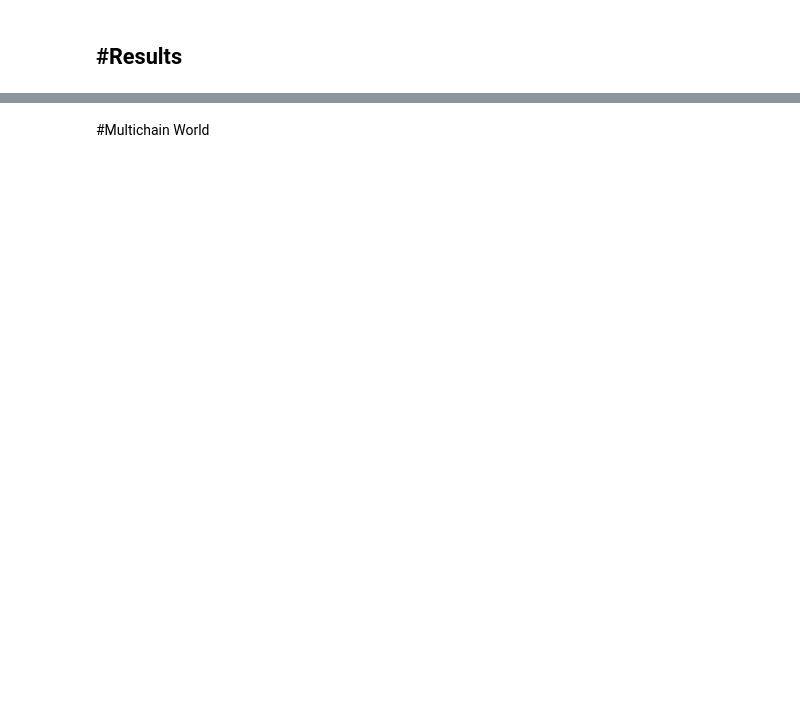
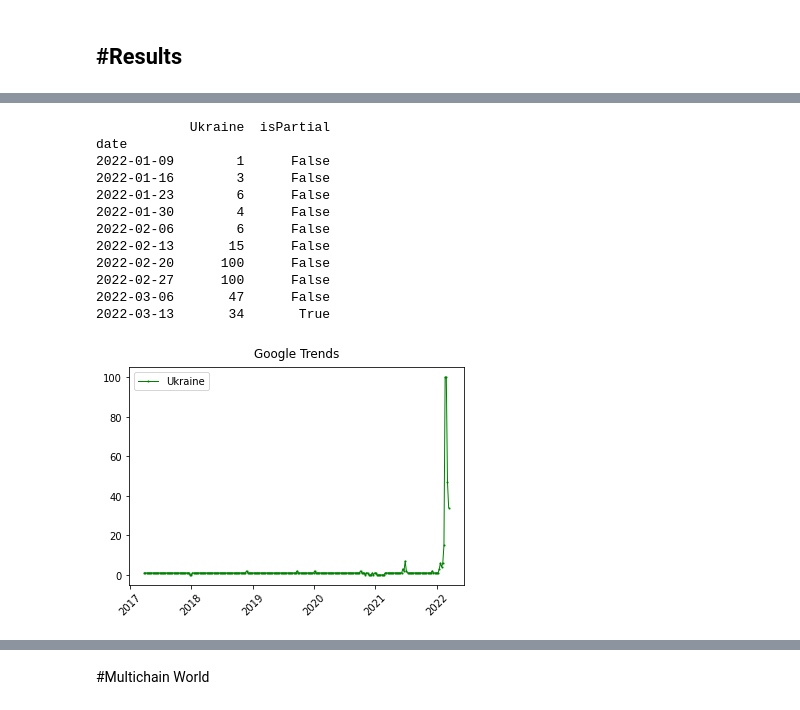
Before and after one commit to charlesdery/Google_trends, a Jupyter notebook: google_trends_viz.ipynb, the cells around one changed output, grey strips where cells are left out. Drawn from its saved outputs; the diff is of its cells as text; code cells hidden in the pictures; blank space fills up the shorter version.

```diff
--- a/google_trends_viz.ipynb
+++ b/google_trends_viz.ipynb
@@ -248,3 +243,51 @@ date
+# %%
+#@title
+from pytrends.request import TrendReq
+import pandas as pd
+import matplotlib.pyplot as plt
+
+
+
+# Only need to run this once, the rest of requests will use the same session.
+pytrend = TrendReq()
+
+# Create payload and capture API tokens. Only needed for interest_over_time(), interest_by_region() & related_queries()
+pytrend.build_payload(kw_list=['Ukraine'])
+
+# Interest Over Time
+interest_over_time_df = pytrend.interest_over_time()
+df=interest_over_time_df
+
+print(interest_over_time_df.tail(10))
+# multiple line plot
+# multiple line plot
+plt.plot( 'Ukraine', 'y1', data=df, marker='x', color='green',linestyle='-', linewidth=1,ms=1.5 )
+
+#plt.plot( 'Cosmos Crypto', 'y5', data=df, marker='x', color='red', linewidth=2)
+plt.legend()
+
+
+# title
+plt.title('Google Trends', loc='center',pad=10)
+
+plt.xticks(rotation=45)
+
+
+interest_over_time_df.to_csv('layer_1.csv', encoding='utf-8')
+# %% [output]
+            Ukraine  isPartial
+date
+2022-01-09        1      False
+2022-01-16        3      False
+2022-01-23        6      False
+2022-01-30        4      False
+2022-02-06        6      False
+2022-02-13       15      False
+2022-02-20      100      False
+2022-02-27      100      False
+2022-03-06       47      False
+2022-03-13       34       True
+[figure, added]
 # %%
 #@title
 from pytrends.request import TrendReq
```
Also changed, not shown: parts of 102 cells of this notebook.
